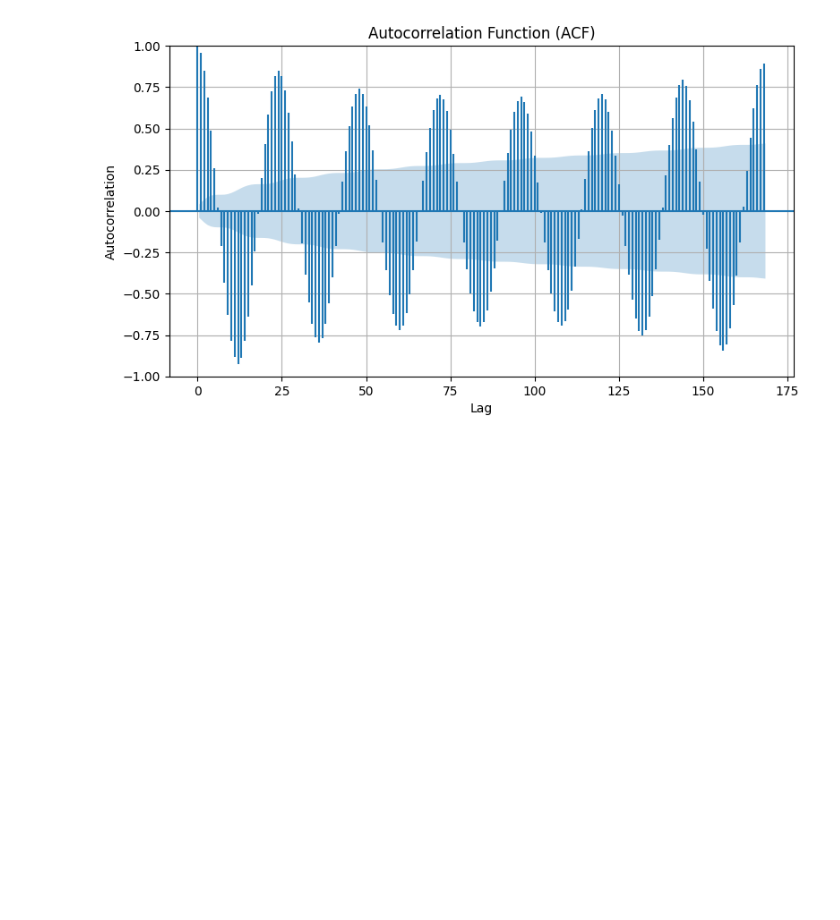
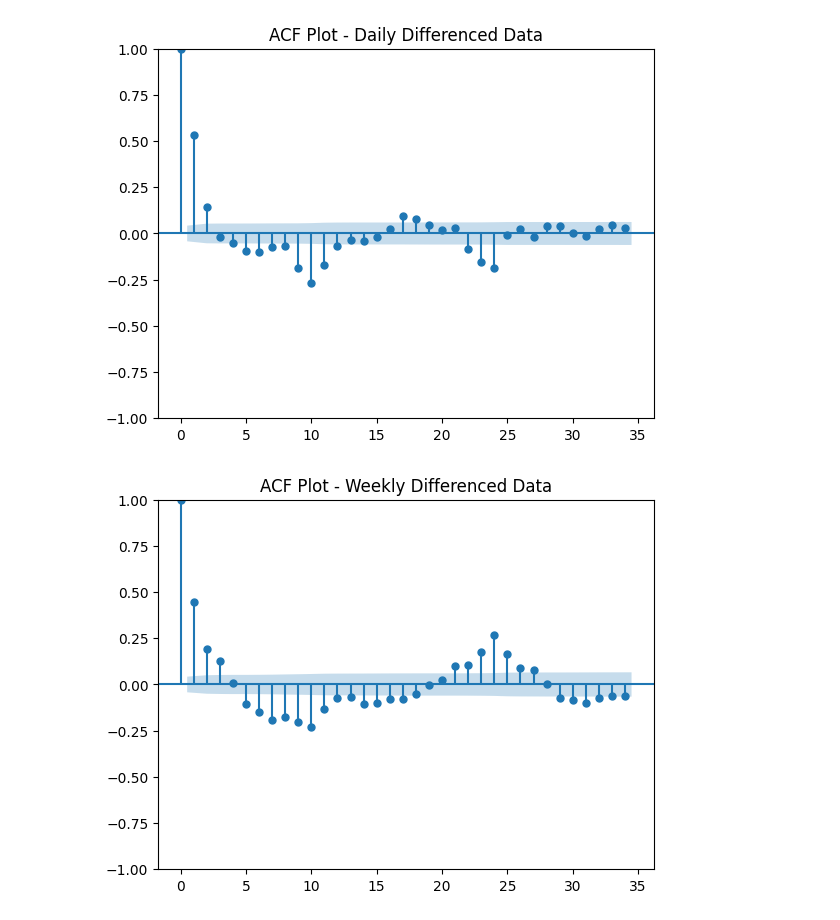
Before and after one commit to vsjostro/parking-prediction, a Jupyter notebook: data-analysis/autocorrelation.ipynb, the cells around one changed output. Drawn from its saved outputs; the diff is of its cells as text; code cells hidden in the pictures; blank space fills up the shorter version.

```diff
--- a/data-analysis/autocorrelation.ipynb
+++ b/data-analysis/autocorrelation.ipynb
@@ -1,7 +1,7 @@
 # %%
 import pandas as pd
 import matplotlib.pyplot as plt
-from statsmodels.graphics.tsaplots import plot_acf
+from statsmodels.graphics.tsaplots import plot_acf, plot_pacf
 from statsmodels.tsa.stattools import adfuller
 
 # Read the CSV file into a pandas DataFrame with correct delimiter
@@ -13,18 +13,27 @@ df['Time'] = pd.to_datetime(df['Time'])
 # Set timestamp column as index (assuming it represents time)
 df.set_index('Time', inplace=True)
 
-# Seasonal differencing (assuming monthly seasonality)
-df['Parkings_diff'] = df['Parkings'].diff(12)
+# Regular differencing
+df['Parkings_diff'] = df['Parkings'].diff()
+
+# Daily seasonal differencing (24 hours)
+df['Parkings_diff_daily'] = df['Parkings_diff'].diff(24)
+
+# Weekly seasonal differencing (7 days * 24 hours)
+df['Parkings_diff_weekly'] = df['Parkings_diff'].diff(24 * 7)
 
 # Drop NaNs introduced by differencing
-df.dropna(subset=['Parkings_diff'], inplace=True)
+df.dropna(subset=['Parkings_diff_daily', 'Parkings_diff_weekly'], inplace=True)
 
 # Plot the time series data
 plt.figure(figsize=(10, 6))
-plt.plot(df.index, df['Parkings'], color='blue')
-plt.title('Parking Occupancy Time Series (1 hour intevals)')
+plt.plot(df.index, df['Parkings_diff'], color='orange', label='Differenced')
+plt.plot(df.index, df['Parkings_diff_daily'], color='blue', label='Daily Differenced')
+plt.plot(df.index, df['Parkings_diff_weekly'], color='red', label='Weekly Differenced')
+plt.title('Parking Occupancy Time Series (1 hour intervals)')
 plt.xlabel('Timestamp')
 plt.ylabel('Occupancy')
+plt.legend()
 plt.grid(True)
 plt.show()
 # %% [output]
@@ -32,11 +41,20 @@ plt.show()
 # %%
 
 # Compute and plot autocorrelation function (ACF)
-plot_acf(df['Parkings_diff'], lags=168 , alpha=0.05, marker='').set_figwidth(9)
-plt.title('Autocorrelation Function (ACF)')
-plt.xlabel('Lag')
-plt.ylabel('Autocorrelation')
-plt.grid(True)
+#plot_acf(df['Parkings_diff'], lags=168 , alpha=0.05, marker='').set_figwidth(9)
+#plt.title('Autocorrelation Function (ACF)')
+#plt.xlabel('Lag')
+#plt.ylabel('Autocorrelation')
+#plt.grid(True)
+#plt.show()
+
+plot_acf(df['Parkings_diff_daily'])
+plt.title('ACF Plot - Daily Differenced Data')
 plt.show()
+
+plot_acf(df['Parkings_diff_weekly'])
+plt.title('ACF Plot - Weekly Differenced Data')
+plt.show()
 # %% [output]
-[figure, old version]
+[figure, new version]
+[figure, added]
```
Also changed, not shown: parts of 5 cells of this notebook, 13 other files.
